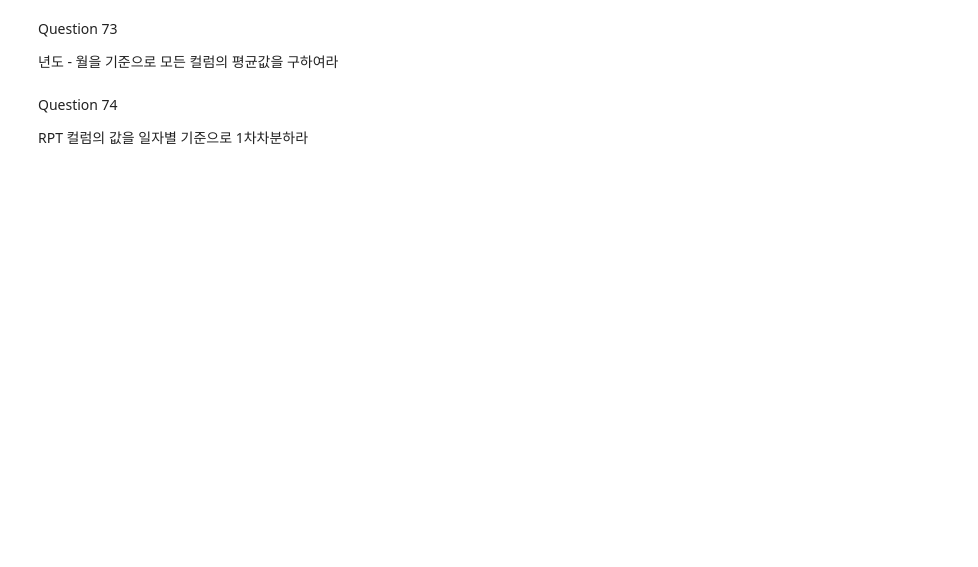
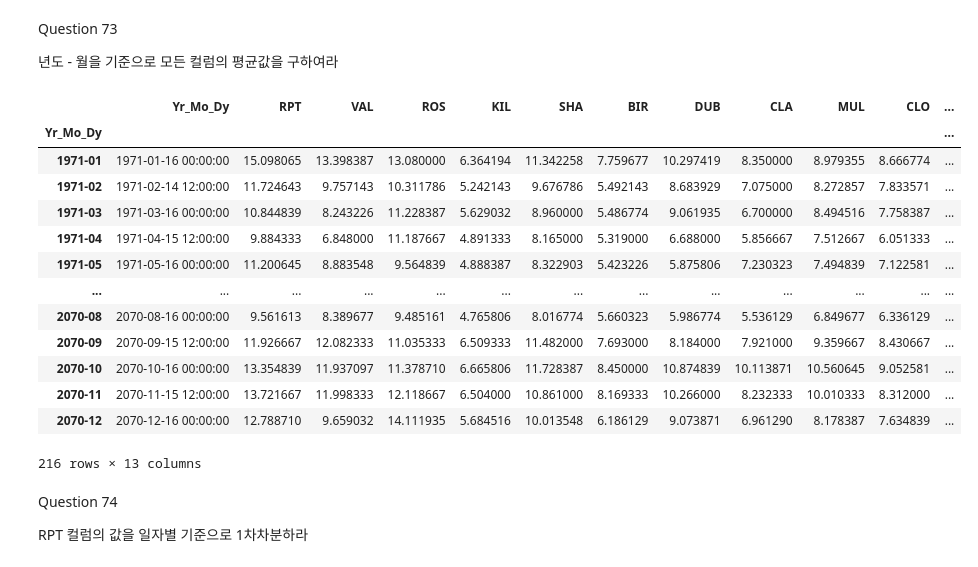
Before and after one commit to Jeeunun/Pandas, a Jupyter notebook: 전처리_100문제_기본함수_익히기/05_Time_Series.ipynb, the cells around one changed output. Drawn from its saved outputs; the diff is of its cells as text; code cells hidden in the pictures; blank space fills up the shorter version.

```diff
--- a/전처리_100문제_기본함수_익히기/05_Time_Series.ipynb
+++ b/전처리_100문제_기본함수_익히기/05_Time_Series.ipynb
@@ -191,9 +208,31 @@ Question 72
 
 모든 결측치는 컬럼기준 직전의 값으로 대체하고 첫번째 행에 결측치가 있을경우 뒤에있는 값으로 대채하라
+# %%
+# 정답
+df = df.fillna(method='ffill').fillna(method='bfill')
+
+## front fill, back fill
 # %% [markdown]
 Question 73
 
 년도 - 월을 기준으로 모든 컬럼의 평균값을 구하여라
+# %%
+df.groupby(df['Yr_Mo_Dy'].dt.to_period('M')).mean()
+# %% [output]
+|  | Yr_Mo_Dy | RPT | VAL | ROS | KIL | SHA | BIR | DUB | CLA | MUL | CLO | ... |
+| Yr_Mo_Dy |  |  |  |  |  |  |  |  |  |  |  | ... |
+| 1971-01 | 1971-01-16 00:00:00 | 15.098065 | 13.398387 | 13.080000 | 6.364194 | 11.342258 | 7.759677 | 10.297419 | 8.350000 | 8.979355 | 8.666774 | ... |
+| 1971-02 | 1971-02-14 12:00:00 | 11.724643 | 9.757143 | 10.311786 | 5.242143 | 9.676786 | 5.492143 | 8.683929 | 7.075000 | 8.272857 | 7.833571 | ... |
+| 1971-03 | 1971-03-16 00:00:00 | 10.844839 | 8.243226 | 11.228387 | 5.629032 | 8.960000 | 5.486774 | 9.061935 | 6.700000 | 8.494516 | 7.758387 | ... |
+| 1971-04 | 1971-04-15 12:00:00 | 9.884333 | 6.848000 | 11.187667 | 4.891333 | 8.165000 | 5.319000 | 6.688000 | 5.856667 | 7.512667 | 6.051333 | ... |
+| 1971-05 | 1971-05-16 00:00:00 | 11.200645 | 8.883548 | 9.564839 | 4.888387 | 8.322903 | 5.423226 | 5.875806 | 7.230323 | 7.494839 | 7.122581 | ... |
+| ... | ... | ... | ... | ... | ... | ... | ... | ... | ... | ... | ... | ... |
+| 2070-08 | 2070-08-16 00:00:00 | 9.561613 | 8.389677 | 9.485161 | 4.765806 | 8.016774 | 5.660323 | 5.986774 | 5.536129 | 6.849677 | 6.336129 | ... |
+| 2070-09 | 2070-09-15 12:00:00 | 11.926667 | 12.082333 | 11.035333 | 6.509333 | 11.482000 | 7.693000 | 8.184000 | 7.921000 | 9.359667 | 8.430667 | ... |
+| 2070-10 | 2070-10-16 00:00:00 | 13.354839 | 11.937097 | 11.378710 | 6.665806 | 11.728387 | 8.450000 | 10.874839 | 10.113871 | 10.560645 | 9.052581 | ... |
+| 2070-11 | 2070-11-15 12:00:00 | 13.721667 | 11.998333 | 12.118667 | 6.504000 | 10.861000 | 8.169333 | 10.266000 | 8.232333 | 10.010333 | 8.312000 | ... |
+| 2070-12 | 2070-12-16 00:00:00 | 12.788710 | 9.659032 | 14.111935 | 5.684516 | 10.013548 | 6.186129 | 9.073871 | 6.961290 | 8.178387 | 7.634839 | ... |
+216 rows × 13 columns
 # %% [markdown]
 Question 74
 
```
Also changed, not shown: parts of 26 cells of this notebook.
